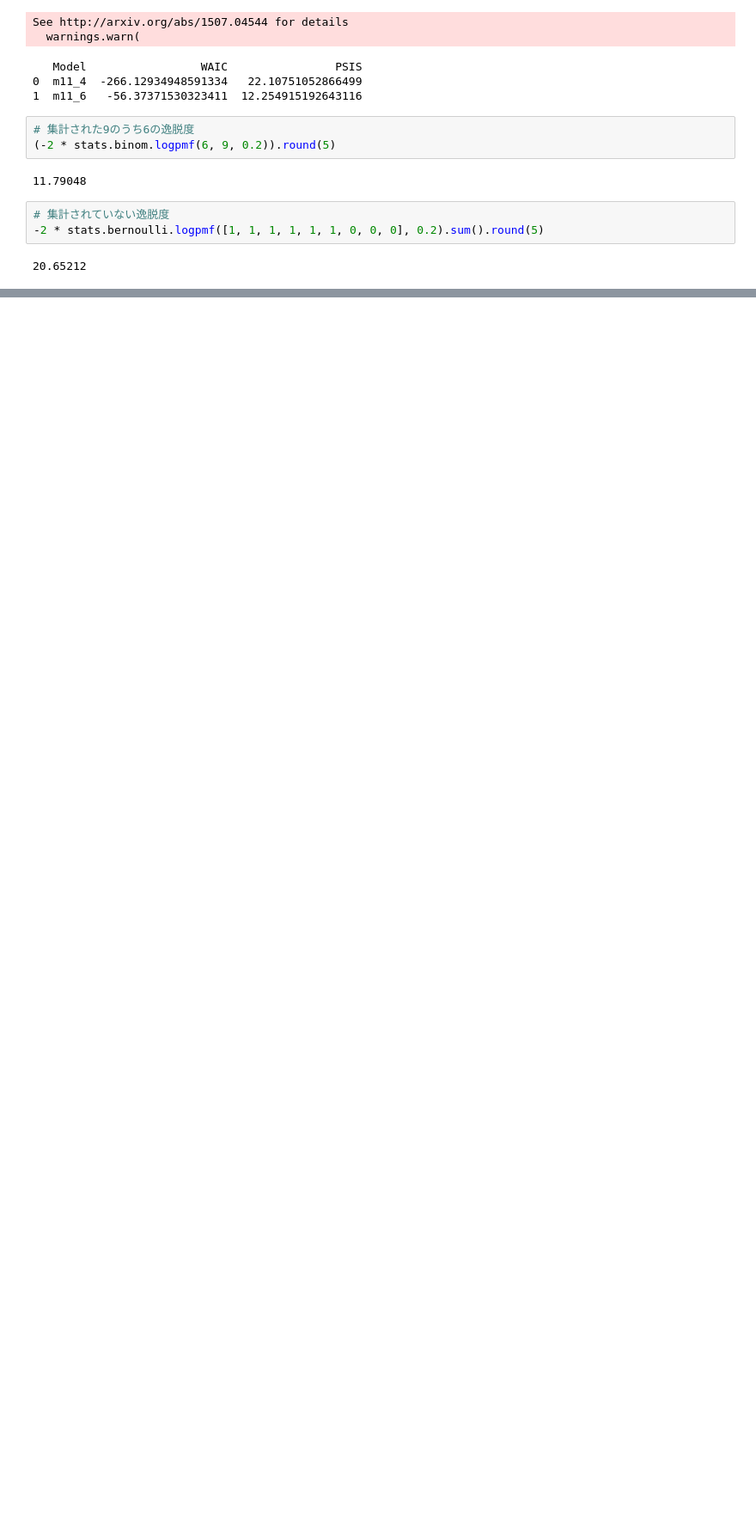
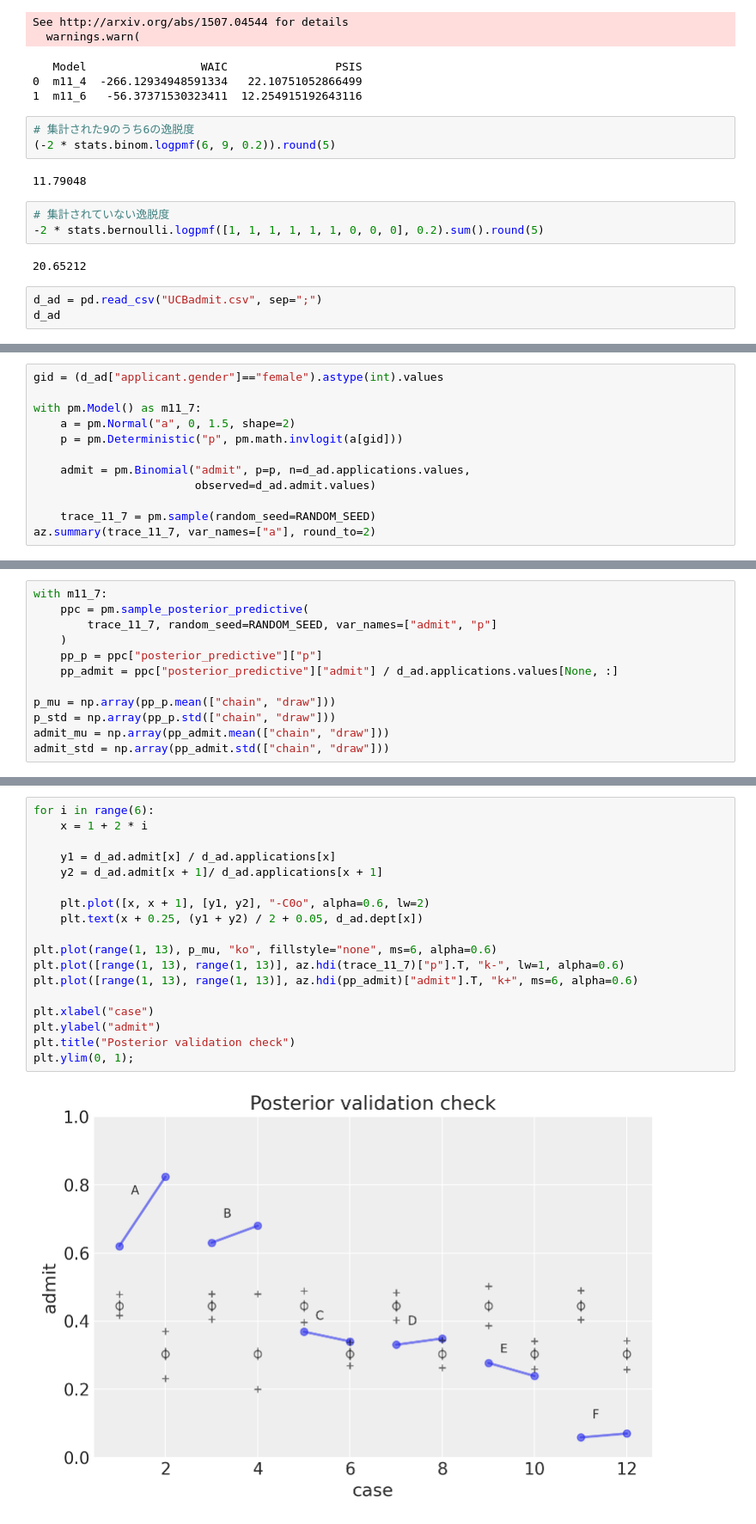
Before and after one commit to styuk/Bayes-Python, a Jupyter notebook: chapter11/chapter11.ipynb, the cells around one changed output, grey strips where cells are left out. Shown at 86% size. Saved outputs shown, nothing was run; the diff lists cells and outputs as text; blank space fills up the shorter version.

```diff
--- a/chapter11/chapter11.ipynb
+++ b/chapter11/chapter11.ipynb
@@ -541,3 +560,6 @@ See http://arxiv.org/abs/1507.04544 for details
 -2 * stats.bernoulli.logpmf([1, 1, 1, 1, 1, 1, 0, 0, 0], 0.2).sum().round(5)
 # %% [output]
 20.65212
+# %%
+d_ad = pd.read_csv("UCBadmit.csv", sep=";")
+d_ad
@@ -543,0 +580,12 @@ See http://arxiv.org/abs/1507.04544 for details
+# %%
+gid = (d_ad["applicant.gender"]=="female").astype(int).values
+
+with pm.Model() as m11_7:
+    a = pm.Normal("a", 0, 1.5, shape=2)
+    p = pm.Deterministic("p", pm.math.invlogit(a[gid]))
+
+    admit = pm.Binomial("admit", p=p, n=d_ad.applications.values,
+                        observed=d_ad.admit.values)
+
+    trace_11_7 = pm.sample(random_seed=RANDOM_SEED)
+az.summary(trace_11_7, var_names=["a"], round_to=2)
@@ -543,0 +621,12 @@ See http://arxiv.org/abs/1507.04544 for details
+# %%
+with m11_7:
+    ppc = pm.sample_posterior_predictive(
+        trace_11_7, random_seed=RANDOM_SEED, var_names=["admit", "p"]
+    )
+    pp_p = ppc["posterior_predictive"]["p"]
+    pp_admit = ppc["posterior_predictive"]["admit"] / d_ad.applications.values[None, :]
+
+p_mu = np.array(pp_p.mean(["chain", "draw"]))
+p_std = np.array(pp_p.std(["chain", "draw"]))
+admit_mu = np.array(pp_admit.mean(["chain", "draw"]))
+admit_std = np.array(pp_admit.std(["chain", "draw"]))
@@ -543,0 +636,20 @@ See http://arxiv.org/abs/1507.04544 for details
+# %%
+for i in range(6):
+    x = 1 + 2 * i
+
+    y1 = d_ad.admit[x] / d_ad.applications[x]
+    y2 = d_ad.admit[x + 1]/ d_ad.applications[x + 1]
+
+    plt.plot([x, x + 1], [y1, y2], "-C0o", alpha=0.6, lw=2)
+    plt.text(x + 0.25, (y1 + y2) / 2 + 0.05, d_ad.dept[x])
+
+plt.plot(range(1, 13), p_mu, "ko", fillstyle="none", ms=6, alpha=0.6)
+plt.plot([range(1, 13), range(1, 13)], az.hdi(trace_11_7)["p"].T, "k-", lw=1, alpha=0.6)
+plt.plot([range(1, 13), range(1, 13)], az.hdi(pp_admit)["admit"].T, "k+", ms=6, alpha=0.6)
+
+plt.xlabel("case")
+plt.ylabel("admit")
+plt.title("Posterior validation check")
+plt.ylim(0, 1);
+# %% [output]
+[figure, added]
```
Also changed, not shown: parts of 18 cells of this notebook.
